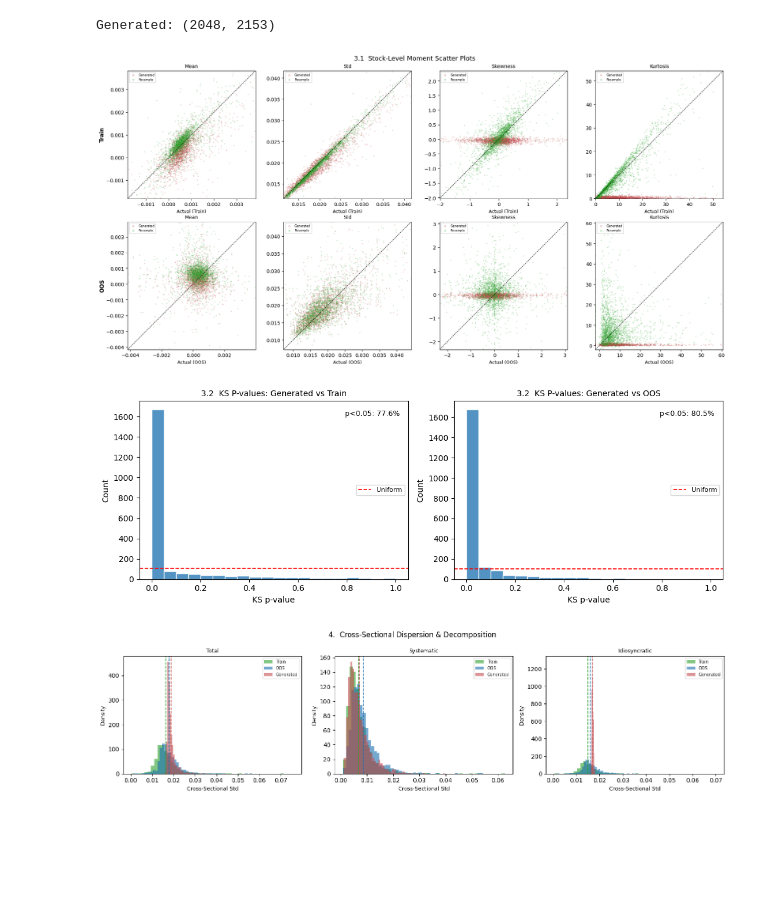
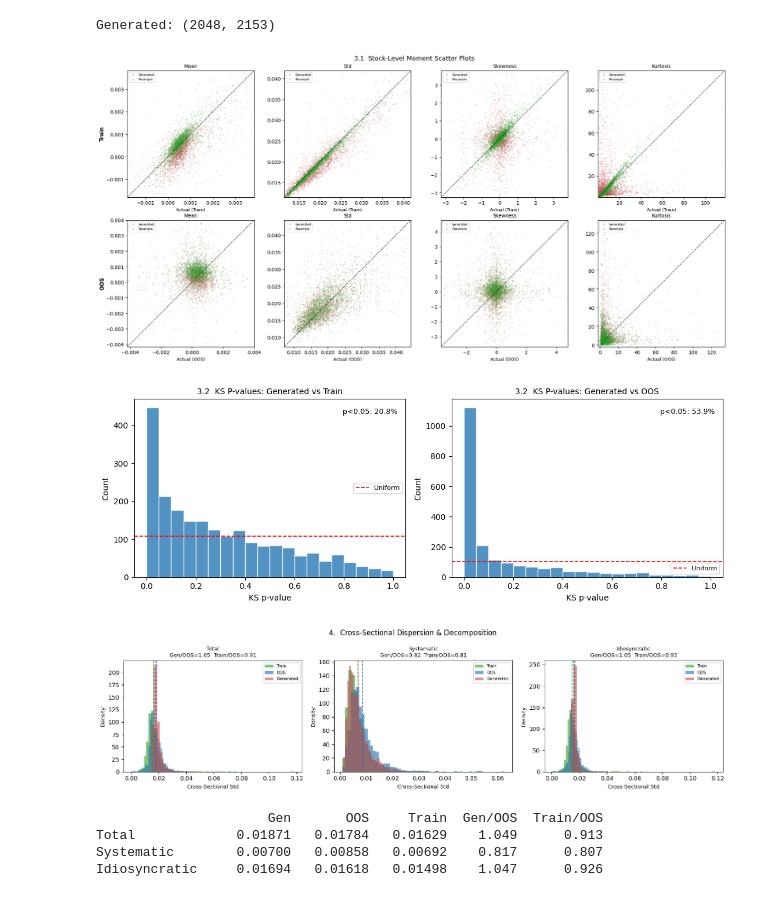
Before and after one commit to yryMax/TailEnhancedFinDiff, a Jupyter notebook: stock_evaluation.ipynb, the cells around one changed output. Saved outputs shown, nothing was run; the diff lists cells and outputs as text; code cells hidden in the pictures; blank space fills up the shorter version.

```diff
--- a/stock_evaluation.ipynb
+++ b/stock_evaluation.ipynb
@@ -6,6 +6,7 @@ from scipy.stats import skew, kurtosis, ks_2samp
 from factor_model import FactorModel, reconstruct_returns, load_model
 from factor_diffusion_train import *
 from factor_diffusion_sample import *
+IDIO_DF   = 3.0
 # %%
 train_model = load_model(f"{PREFIX}")
 test_model = load_model(f"{PREFIX}/test")
@@ -46,7 +47,7 @@ fs_full = np.column_stack([
     np.ones((len(sampled_factors), 1), dtype=np.float32),
     sampled_factors.astype(np.float32),
 ])
-R_gen = reconstruct_returns(train_model, fs_full)[:, col_indices]
+R_gen = reconstruct_returns(train_model, fs_full, df = IDIO_DF)[:, col_indices]
 print(f"Generated: {R_gen.shape}")
 # %% [output]
 Generated: (2048, 2153)
@@ -103,7 +104,7 @@ fig.suptitle("3.1  Stock-Level Moment Scatter Plots", fontsize=13)
 fig.tight_layout()
 plt.show()
 # %% [output]
-[figure, old version]
+[figure, new version]
 # %%
 ## 3.2 Distribution of KS Test P-values
 pvals_train, pvals_oos = [], []
@@ -137,54 +138,70 @@ for ax, pv, label in [(ax1, pvals_train, "Generated vs Train"),
 fig.tight_layout()
 plt.show()
 # %% [output]
-[figure, old version]
+[figure, new version]
 # %%
-beta_c   = train_model.beta[:, col_indices]
+beta_c    = train_model.beta[:, col_indices]
 res_std_c = train_model.res_std[col_indices]
+
+
 
 _test_full = pd.read_parquet(test_model.data_source)
 col_indices_test = np.searchsorted(np.sort(_test_full['csecid'].unique()), common_stocks)
 
+
 R_train_cs = R_df.pivot_table(index="date", columns="csecid", values="returns").values
-sys_train  = train_model.F.values.astype(np.float32) @ beta_c          # (2738, 2153)
-idio_train = train_model.residuals[:, col_indices].astype(np.float32)   # (2738, 2153)
+sys_train  = train_model.F.values.astype(np.float32) @ beta_c
+idio_train = train_model.residuals[:, col_indices].astype(np.float32)
+
 
 R_oos_cs = R_testdf.pivot_table(index="date", columns="csecid", values="returns").values
-sys_oos  = test_model.F.values.astype(np.float32) @ beta_c              # (1174, 2153)
-idio_oos = test_model.residuals[:, col_indices_test].astype(np.float32) # (1174, 2153)
+sys_oos  = test_model.F.values.astype(np.float32) @ beta_c
+idio_oos = test_model.residuals[:, col_indices_test].astype(np.float32)
 
 
-sys_gen  = fs_full @ beta_c                                                          # (N, 2153)
-idio_gen = (np.random.default_rng(42).standard_normal(sys_gen.shape).astype(np.float32)
-            * res_std_c)                                                              # (N, 2153)
-R_gen_cs = sys_gen + idio_gen                                                        # (N, 2153)
+sys_gen  = fs_full @ beta_c
+_t_noise = np.random.default_rng(42).standard_t(IDIO_DF, size=sys_gen.shape).astype(np.float32)
+idio_gen = _t_noise * np.sqrt((IDIO_DF - 2) / IDIO_DF) * res_std_c
+R_gen_cs = sys_gen + idio_gen
 
-# ── Plot ──────────────────────────────────────────────────────────────────────
 panels = [
-    ("Total",         R_gen_cs, R_oos_cs,  R_train_cs),
+    ("Total",        R_gen_cs, R_oos_cs,  R_train_cs),
     ("Systematic",    sys_gen,  sys_oos,   sys_train),
     ("Idiosyncratic", idio_gen, idio_oos,  idio_train),
 ]
 
 fig, axes = plt.subplots(1, 3, figsize=(15, 4))
 for ax, (comp, gmat, omat, tmat) in zip(axes, panels):
     gv = np.nanstd(gmat, axis=1)
     ov = np.nanstd(omat, axis=1)
     tv = np.nanstd(tmat, axis=1)
     ax.hist(tv, bins=50, density=True, alpha=0.60, color="#2ca02c", label="Train")
     ax.hist(ov, bins=50, density=True, alpha=0.60, color="#1a6faf", label="OOS")
     ax.hist(gv, bins=50, density=True, alpha=0.60, color="#c44e52", label="Generated")
     for val, col in [(tv.mean(), "#2ca02c"), (ov.mean(), "#1a6faf"), (gv.mean(), "#c44e52")]:
         ax.axvline(val, color=col, linestyle="--", lw=1.2)
     r_gen = gv.mean() / (ov.mean() + 1e-12)
     r_tr  = tv.mean() / (ov.mean() + 1e-12)
     ax.set_xlabel("Cross-Sectional Std", fontsize=9)
     ax.set_ylabel("Density", fontsize=9)
-    ax.set_title(comp, fontsize=9)
+    ax.set_title(comp + "\nGen/OOS=%.2f  Train/OOS=%.2f" % (r_gen, r_tr), fontsize=9)
     ax.legend(fontsize=7)
 
 fig.suptitle("4.  Cross-Sectional Dispersion & Decomposition", fontsize=12)
 fig.tight_layout()
 plt.show()
+
+print("%-15s  %8s  %8s  %8s  %7s  %9s" % ("", "Gen", "OOS", "Train", "Gen/OOS", "Train/OOS"))
+for comp, gmat, omat, tmat in panels:
+    gv = np.nanstd(gmat, axis=1)
+    ov = np.nanstd(omat, axis=1)
+    tv = np.nanstd(tmat, axis=1)
+    print("%-15s  %8.5f  %8.5f  %8.5f  %7.3f  %9.3f" % (
+        comp, gv.mean(), ov.mean(), tv.mean(),
+        gv.mean() / ov.mean(), tv.mean() / ov.mean()))
 # %% [output]
-[figure, old version]
+[figure, new version]
+                      Gen       OOS     Train  Gen/OOS  Train/OOS
+Total             0.01871   0.01784   0.01629    1.049      0.913
+Systematic        0.00700   0.00858   0.00692    0.817      0.807
+Idiosyncratic     0.01694   0.01618   0.01498    1.047      0.926
```
Also changed, not shown: 1 other file.
